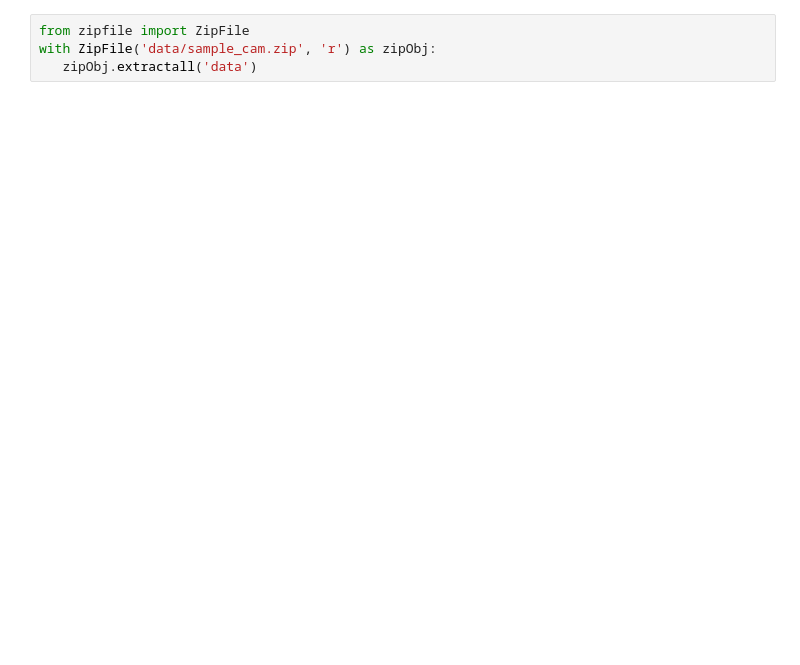
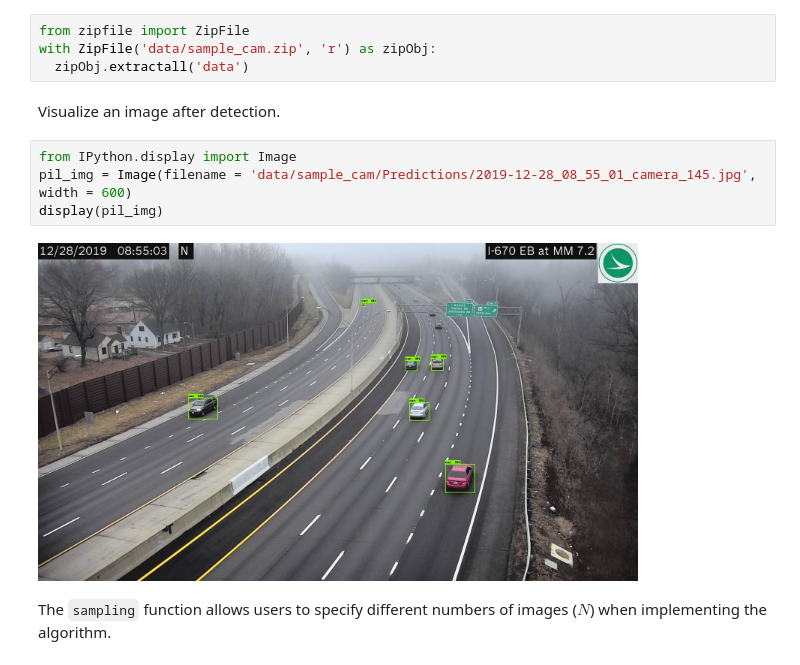
Before and after one commit to linyuehzzz/geospatial, a Jupyter notebook: camera_case_study.ipynb, the cells around one changed output. Cells and saved outputs as stored; diff of their text form; blank space fills up the shorter version.

```diff
--- a/camera_case_study.ipynb
+++ b/camera_case_study.ipynb
@@ -48,4 +44,14 @@ Unzip data from the sample camera.
 # %%
 from zipfile import ZipFile
 with ZipFile('data/sample_cam.zip', 'r') as zipObj:
-   zipObj.extractall('data')
+  zipObj.extractall('data')
+# %% [markdown]
+Visualize an image after detection.
+# %%
+from IPython.display import Image
+pil_img = Image(filename = 'data/sample_cam/Predictions/2019-12-28_08_55_01_camera_145.jpg', width = 600)
+display(pil_img)
+# %% [output]
+[figure, added]
+# %% [markdown]
+The `sampling` function allows users to specify different numbers of images ($N$) when implementing the algorithm.
```
Also changed, not shown: parts of 22 cells of this notebook, 4 other files.
